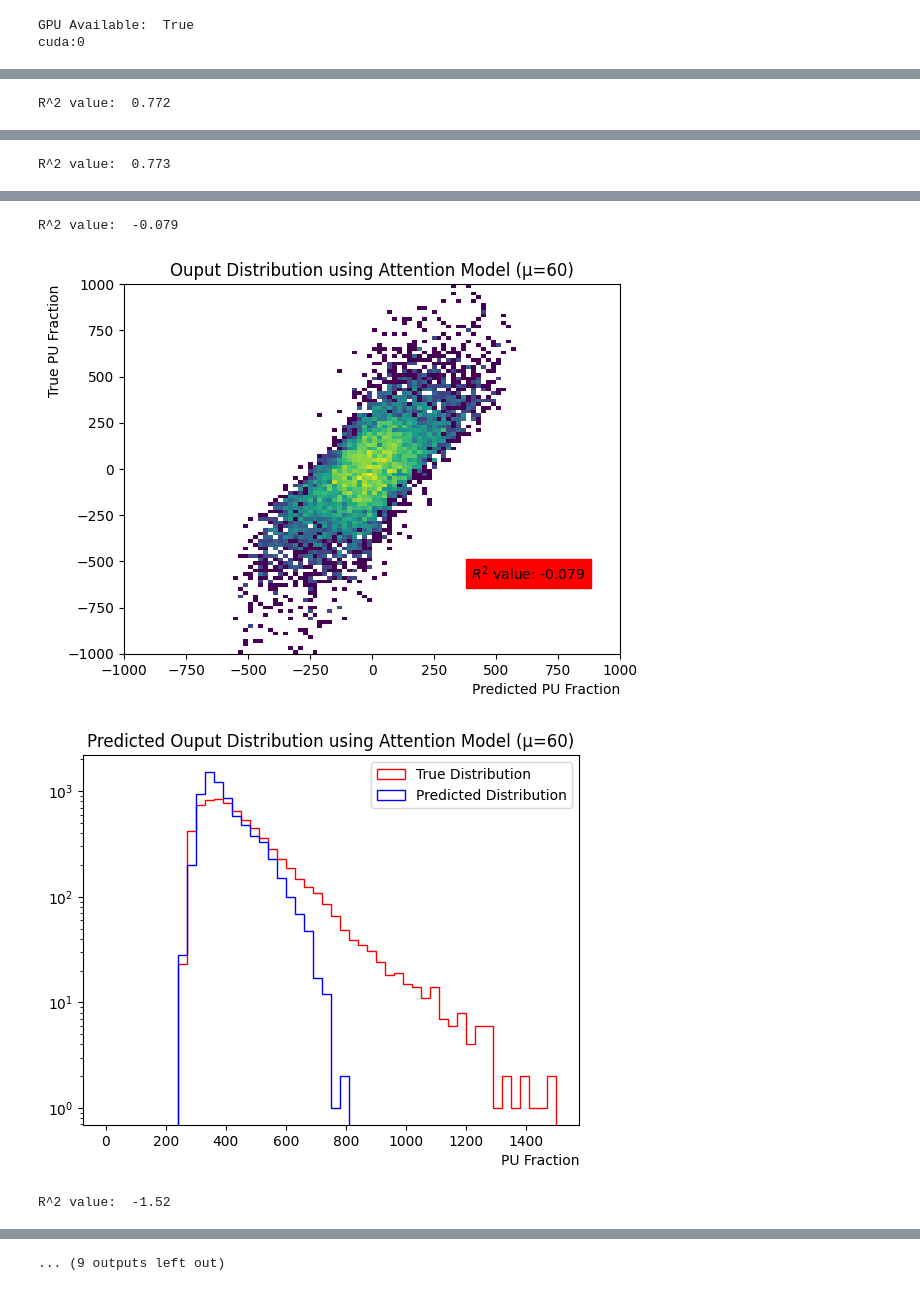
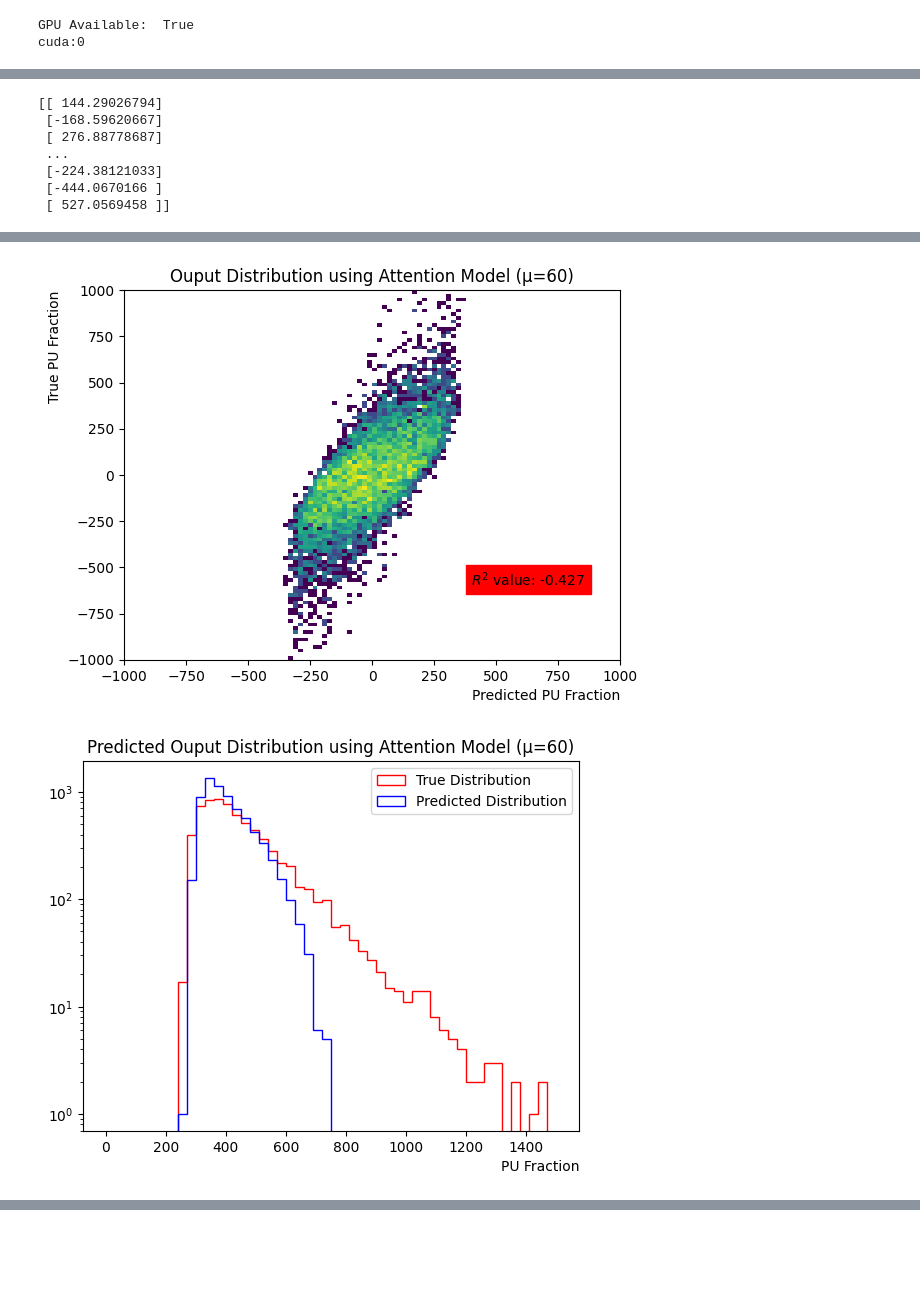
Before and after one commit to LukeV37/Top_Polarimetry, a Jupyter notebook: model/Jet_Attention_Model.ipynb, the cells around one changed output, grey strips where cells are left out. Cells and saved outputs as stored; diff of their text form; code cells hidden in the pictures; blank space fills up the shorter version.

Commit message:
add fromDown labels for trks

```diff
--- a/model/Jet_Attention_Model.ipynb
+++ b/model/Jet_Attention_Model.ipynb
@@ -25,14 +22,20 @@ test_split = int(0.75 * num_events)
 X_train_jet = data_dict["jet_batch"][0:train_split]
 X_train_trk = data_dict["trk_batch"][0:train_split]
 y_train = data_dict["label_batch"][0:train_split]
+y_trk_train = data_dict["fromDown_Batch"][0:train_split]
+
 
 X_val_jet = data_dict["jet_batch"][train_split:test_split]
 X_val_trk = data_dict["trk_batch"][train_split:test_split]
 y_val = data_dict["label_batch"][train_split:test_split]
+y_trk_val = data_dict["fromDown_Batch"][train_split:test_split]
+
 
 X_test_jet = data_dict["jet_batch"][test_split:]
 X_test_trk = data_dict["trk_batch"][test_split:]
 y_test = data_dict["label_batch"][test_split:]
+y_trk_test = data_dict["fromDown_Batch"][test_split:]
+
 
 print("Training Batches: ", len(y_train))
 print("Validation Batches: ", len(y_val))
@@ -188,6 +203,7 @@ Trainable Parameters : 169607
 # %%
-Epochs=50
+Epochs=30
 optimizer = optim.AdamW(model.parameters(), lr=0.0001)
-loss_fn = nn.MSELoss()
+MSE_loss_fn = nn.MSELoss()
+BCE_loss_fn = nn.BCELoss()
 # %%
 #%%time
@@ -235,15 +251,19 @@ binary_pred = []
 binary_true = []
 loss_fn = nn.MSELoss()
 
-predicted_labels = np.array([]).reshape(0,7)
-true_labels = np.array([]).reshape(0,7)
+predicted_labels = np.array([]).reshape(0,1,7)
+true_labels = np.array([]).reshape(0,1,7)
 
 num_test = len(X_test_jet)
 for i in range(num_test):
-    output = model(X_test_jet[i].to(device),
-                   X_test_trk[i].to(device))
+    output, trk_output = model(X_test_jet[i].to(device),
+                               X_test_trk[i].to(device))
 
-    loss=loss_fn(output, y_test[i].to(device))
+    MSE_loss=MSE_loss_fn(output, y_test[i].to(device))
+    BCE_loss=BCE_loss_fn(trk_output, y_trk_test[i].to(device))
+
+    loss=MSE_loss+BCE_loss
+
     cumulative_loss_test+=loss.detach().cpu().numpy().mean()
 
     predicted_labels = np.vstack((predicted_labels,output.detach().cpu().numpy()))
@@ -255,6 +275,6 @@ print("Train Loss:\t", combined_history[-1][0])
 print("Val Loss:\t", combined_history[-1][1])
 print("Test Loss:\t", cumulative_loss_test)
 print()
-print("Test MAE:\t", mean_absolute_error(true_labels, predicted_labels))
-print("Test RMSE:\t", root_mean_squared_error(true_labels, predicted_labels))
+print("Test MAE:\t", mean_absolute_error(np.ravel(true_labels), np.ravel(predicted_labels)))
+print("Test RMSE:\t", root_mean_squared_error(np.ravel(true_labels), np.ravel(predicted_labels)))
 # %% [output]
@@ -267,12 +287,22 @@ Test RMSE:       85.48889272341792
+# %%
+print(true_labels[:,:,0])
+# %% [output]
+[[ 144.29026794]
+ [-168.59620667]
+ [ 276.88778687]
+ ...
+ [-224.38121033]
+ [-444.0670166 ]
+ [ 527.0569458 ]]
 # %%
-num_feats = len(true_labels[0])
+num_feats = len(true_labels[0][0])
 
 ranges = [(-1000,1000),(-1000,1000),(-1000,1000),(0,1500),(-100,100),(-100,100),(-100,100)]
 
 for i in range(num_feats):
     plt.figure()
-    plt.hist(true_labels[:,i],histtype='step',color='r',label='True Distribution',bins=50,range=ranges[i])
-    plt.hist(predicted_labels[:,i],histtype='step',color='b',label='Predicted Distribution',bins=50,range=ranges[i])
+    plt.hist(np.ravel(true_labels[:,:,i]),histtype='step',color='r',label='True Distribution',bins=50,range=ranges[i])
+    plt.hist(np.ravel(predicted_labels[:,:,i]),histtype='step',color='b',label='Predicted Distribution',bins=50,range=ranges[i])
     plt.title("Predicted Ouput Distribution using Attention Model (\u03BC=60)")
     plt.legend()
     plt.yscale('log')
@@ -282,12 +312,12 @@ for i in range(num_feats):
 
     plt.figure()
     plt.title("Ouput Distribution using Attention Model (\u03BC=60)")
-    plt.hist2d(predicted_labels[:,i],true_labels[:,i], bins=100,norm=mcolors.LogNorm(),range=(ranges[i],ranges[i]))
+    plt.hist2d(np.ravel(predicted_labels[:,:,i]),np.ravel(true_labels[:,:,i]), bins=100,norm=mcolors.LogNorm(),range=(ranges[i],ranges[i]))
     plt.xlabel('Predicted PU Fraction',loc='right')
     plt.ylabel('True PU Fraction',loc='top')
     plt.savefig("pred_2d.png")
     diff = ranges[i][1] - ranges[i][0]
-    plt.text(ranges[i][1]-0.3*diff,ranges[i][0]+0.2*diff,"$R^2$ value: "+str(round(r2_score(predicted_labels[:,i],true_labels[:,i]),3)),backgroundcolor='r',color='k')
-    print("R^2 value: ", round(r2_score(predicted_labels[:,i],true_labels[:,i]),3))
+    plt.text(ranges[i][1]-0.3*diff,ranges[i][0]+0.2*diff,"$R^2$ value: "+str(round(r2_score(np.ravel(predicted_labels[:,:,i]),np.ravel(true_labels[:,:,i])),3)),backgroundcolor='r',color='k')
+    #print("R^2 value: ", round(r2_score(predicted_labels[:,i],true_labels[:,i]),3))
     plt.show()
 # %% [output]
@@ -295 +324,0 @@ for i in range(num_feats):
-R^2 value:  0.772
@@ -298 +326,0 @@ R^2 value:  0.772
-R^2 value:  0.773
@@ -301,4 +329,2 @@ R^2 value:  0.773
-R^2 value:  -0.079
-[figure, old version]
+[figure, new version]
-[figure, old version]
+[figure, new version]
-R^2 value:  -1.52
@@ -306 +331,0 @@ R^2 value:  -1.52
-... (9 outputs left out)
```
Also changed, not shown: parts of 9 cells of this notebook, 1 other file.
